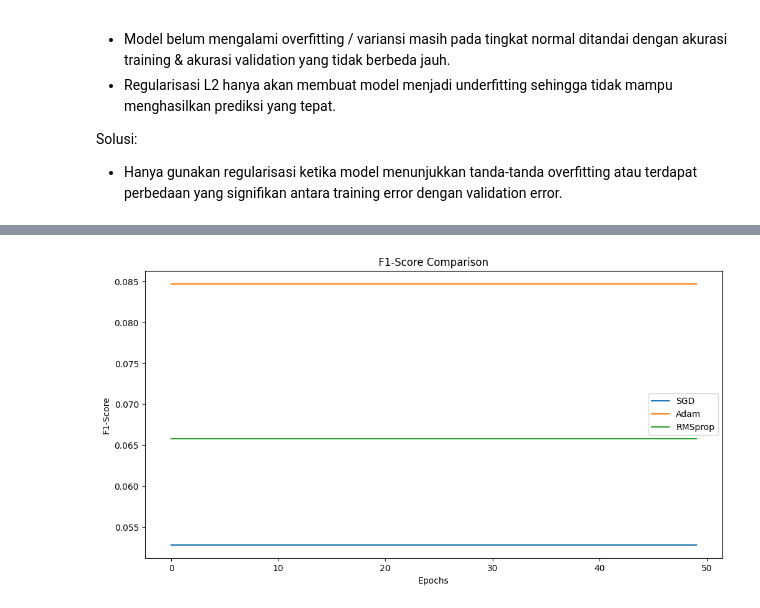
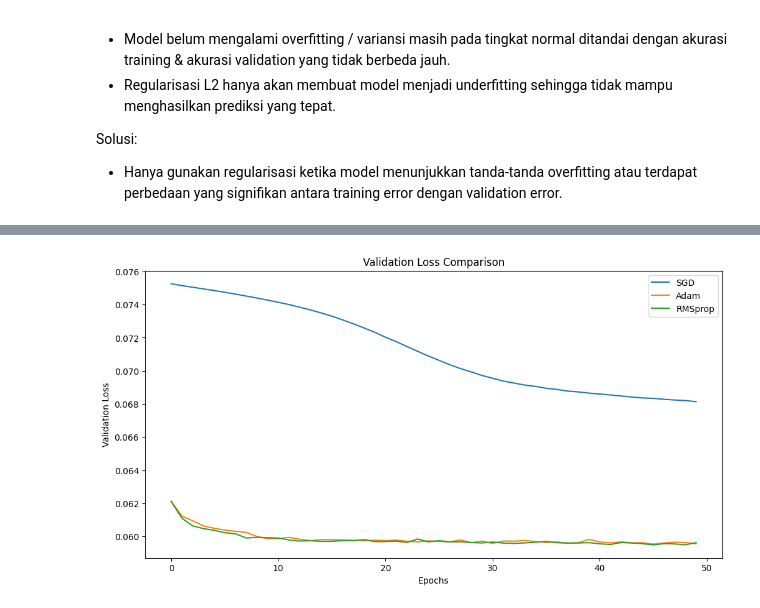
Before and after one commit to yohanesSitorus/Deep-Learning---Neural-Network-Supervised-Classification, a Jupyter notebook: TB05E.ipynb, the cells around one changed output, grey strips where cells are left out. Cells and saved outputs as stored; diff of their text form; code cells hidden in the pictures.

```diff
--- a/TB05E.ipynb
+++ b/TB05E.ipynb
@@ -289,19 +289,8 @@ class MyModel(nn.Module):
         self.layer3 = nn.Linear(32, 16)
         self.layer4 = nn.Linear(16, output_size)
 
-        # Inisialisasi bobot menggunakan He untuk layer 1-3
-        nn.init.kaiming_normal_(self.layer1.weight, nonlinearity='relu')
-        nn.init.kaiming_normal_(self.layer2.weight, nonlinearity='relu')
-        nn.init.kaiming_normal_(self.layer3.weight, nonlinearity='relu')
-
         # Inisialisasi bobot menggunakan Xavier untuk layer 4
         nn.init.xavier_normal_(self.layer4.weight)
-
-        # Inisialisasi bias dengan nol
-        nn.init.zeros_(self.layer1.bias)
-        nn.init.zeros_(self.layer2.bias)
-        nn.init.zeros_(self.layer3.bias)
-        nn.init.zeros_(self.layer4.bias)
 
     def forward(self, x):
         x = F.relu(self.layer1(x))
@@ -452,20 +441,20 @@ Solusi:
 *   Hanya gunakan regularisasi ketika model menunjukkan tanda-tanda overfitting atau terdapat perbedaan yang signifikan antara training error dengan validation error.
 # %%
 # Training model menggunakan tiga optimizer berbeda
-
-# Optimizer SGD (tanpa L2)
-optimizer_sgd = optim.SGD(model.parameters(), lr=0.001)
-
-# Optimizer Adam
-optimizer_adam = optim.Adam(model.parameters(), lr=0.001)
-
-# Optimizer RMSprop
-optimizer_rmsprop = optim.RMSprop(model.parameters(), lr=0.001)
 
 # Inisialisasi model untuk setiap optimizer
 model_sgd = MyModel(Xtrain.shape[1], Ytrain.shape[1])
 model_adam = MyModel(Xtrain.shape[1], Ytrain.shape[1])
 model_rmsprop = MyModel(Xtrain.shape[1], Ytrain.shape[1])
+
+# Optimizer SGD (tanpa L2)
+optimizer_sgd = optim.SGD(model_sgd.parameters(), lr=0.001)
+
+# Optimizer Adam
+optimizer_adam = optim.Adam(model_adam.parameters(), lr=0.001)
+
+# Optimizer RMSprop
+optimizer_rmsprop = optim.RMSprop(model_rmsprop.parameters(), lr=0.001)
 
 # Training model dengan SGD
 print("\nTraining model with SGD:")
@@ -496,6 +485,61 @@ plt.ylabel("Loss")
 plt.legend()
 plt.show()
 
+# Plot perbandingan Validation Loss untuk setiap optimizer
+plt.figure(figsize=(12, 6))
+plt.plot(history_sgd["val_loss"], label="SGD")
+plt.plot(history_adam["val_loss"], label="Adam")
+plt.plot(history_rmsprop["val_loss"], label="RMSprop")
+plt.title("Validation Loss Comparison")
+plt.xlabel("Epochs")
+plt.ylabel("Validation Loss")
+plt.legend()
+plt.show()
+
+# Plot perbandingan training accuracy untuk setiap optimizer
+plt.figure(figsize=(12, 6))
+plt.plot(history_sgd["train_acc"], label="SGD")
+plt.plot(history_adam["train_acc"], label="Adam")
+plt.plot(history_rmsprop["train_acc"], label="RMSprop")
+plt.title("Training Accuracy Comparison")
+plt.xlabel("Epochs")
+plt.ylabel("Training Accuracy (%)")
+plt.legend()
+plt.show()
+
+# Plot perbandingan validation accuracy untuk setiap optimizer
+plt.figure(figsize=(12, 6))
+plt.plot(history_sgd["val_acc"], label="SGD")
+plt.plot(history_adam["val_acc"], label="Adam")
+plt.plot(history_rmsprop["val_acc"], label="RMSprop")
+plt.title("Validation Accuracy Comparison")
+plt.xlabel("Epochs")
+plt.ylabel("Validation Accuracy (%)")
+plt.legend()
+plt.show()
+
+# Plot perbandingan precision untuk setiap optimizer
+plt.figure(figsize=(12, 6))
+plt.plot(history_sgd["precision"], label="SGD")
+plt.plot(history_adam["precision"], label="Adam")
+plt.plot(history_rmsprop["precision"], label="RMSprop")
+plt.title("Precision Comparison")
+plt.xlabel("Epochs")
+plt.ylabel("Precision")
+plt.legend()
+plt.show()
+
+# Plot perbandingan recall untuk setiap optimizer
+plt.figure(figsize=(12, 6))
+plt.plot(history_sgd["recall"], label="SGD")
+plt.plot(history_adam["recall"], label="Adam")
+plt.plot(history_rmsprop["recall"], label="RMSprop")
+plt.title("Recall Comparison")
+plt.xlabel("Epochs")
+plt.ylabel("Recall")
+plt.legend()
+plt.show()
+
 # Plot perbandingan F1-Score untuk setiap optimizer
 plt.figure(figsize=(12, 6))
 plt.plot(history_sgd["f1_score"], label="SGD")
@@ -508,8 +552,8 @@ plt.legend()
 plt.show()
 
 # Output hasil terbaik untuk setiap optimizer
-print(f"SGD: Best Epoch = {best_epoch_sgd}, Best Val Acc = {best_val_loss_sgd:.2f}%")
-print(f"Adam: Best Epoch = {best_epoch_adam}, Best Val Acc = {best_val_loss_adam:.2f}%")
-print(f"RMSprop: Best Epoch = {best_epoch_rmsprop}, Best Val Acc = {best_val_loss_rmsprop:.2f}%")
+print(f"SGD: Best Epoch = {best_epoch_sgd}, Best Val Loss = {best_val_loss_sgd:.2f}%")
+print(f"Adam: Best Epoch = {best_epoch_adam}, Best Val Loss = {best_val_loss_adam:.2f}%")
+print(f"RMSprop: Best Epoch = {best_epoch_rmsprop}, Best Val Loss = {best_val_loss_rmsprop:.2f}%")
 # %% [output]
 Training model with SGD:
@@ -533 +577 @@ Best Epoch: 47 | Best Val Loss: 0.07627554290824466
-[figure, old version]
+[figure, new version]
```
Also changed, not shown: parts of 4 cells of this notebook.
